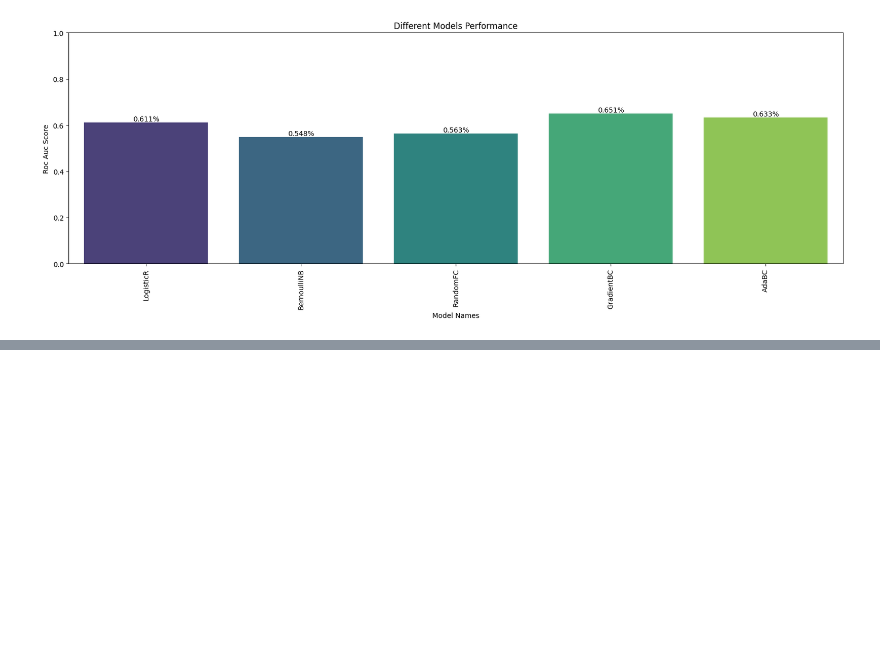
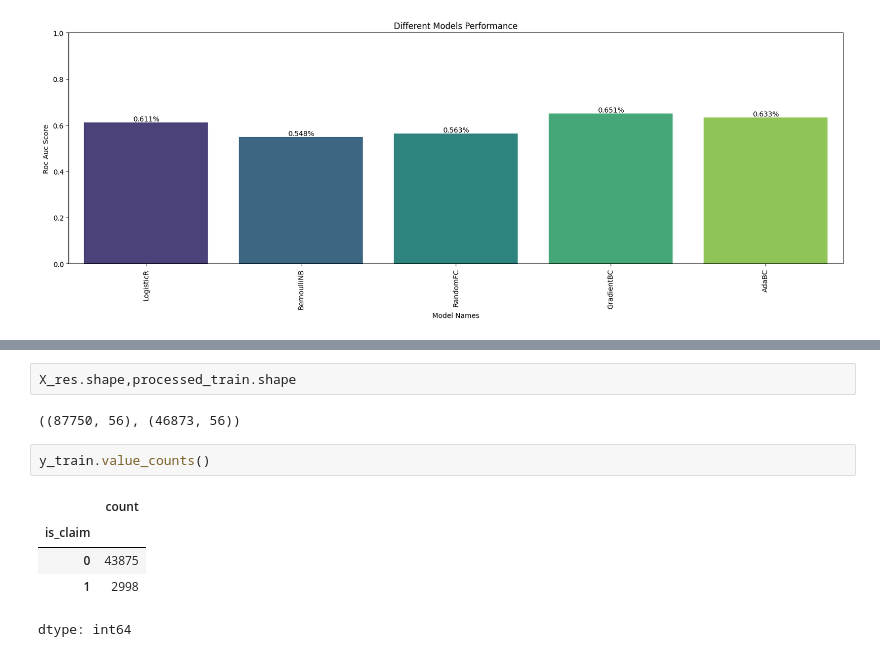
Before and after one commit to SarkarPriyanshu/CarInsuanceClaim, a Jupyter notebook: Insurance_Domain.ipynb, the cells around one changed output, grey strips where cells are left out. Drawn from its saved outputs; the diff is of its cells as text; blank space fills up the shorter version.

```diff
--- a/Insurance_Domain.ipynb
+++ b/Insurance_Domain.ipynb
@@ -634,0 +647,12 @@ plt.show()
+# %%
+X_res.shape,processed_train.shape
+# %% [output]
+((87750, 56), (46873, 56))
+# %%
+y_train.value_counts()
+# %% [output]
+|  | count |
+| is_claim |  |
+| 0 | 43875 |
+| 1 | 2998 |
+dtype: int64
```
Also changed, not shown: parts of 6 cells of this notebook.
